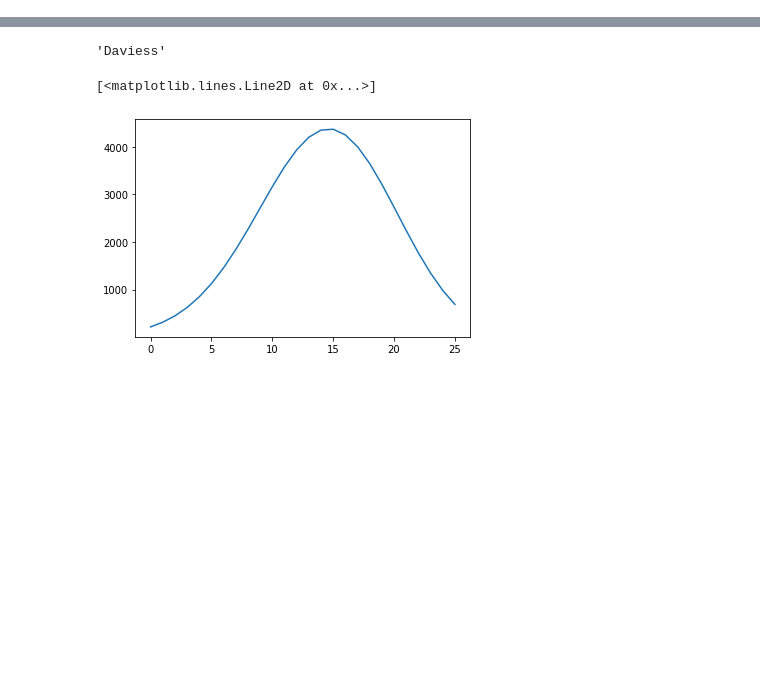
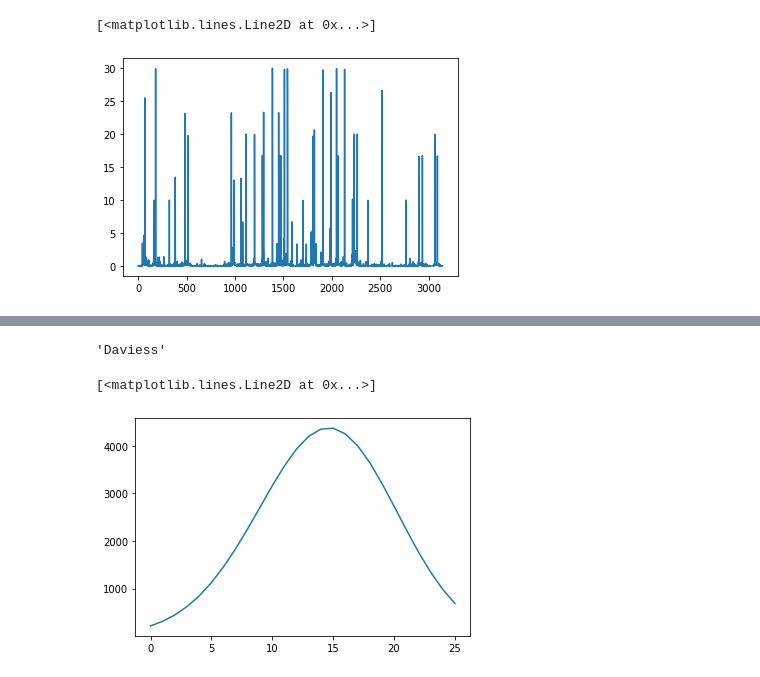
Before and after one commit to lthul/COVID, a Jupyter notebook: Untitled1.ipynb, the cells around one changed output, grey strips where cells are left out. Drawn from its saved outputs; the diff is of its cells as text; code cells hidden in the pictures; blank space fills up the shorter version.

```diff
--- a/Untitled1.ipynb
+++ b/Untitled1.ipynb
@@ -6,7 +6,7 @@ import data_loader as dl
 # %%
 POP = dl.load_data('fips_populations.obj')
 # %%
-FLOW = dl.load_data('FLOW.obj')
+FLOW = dl.load_data('FLOW2.obj')
 # %%
 countyf = dl.load_data('fips_county.obj')
 idx_dict = dl.load_data('idx_dict.obj')
@@ -30,9 +30,16 @@ gamma=np.linspace(0.6, 1.2, T)
 beta =np.linspace(1.0, 0.9, T)
 alpha = np.linspace(0.9, 0.2, T)
 # %%
-for t in range(T):
+for t in range(5):
     x[:,t] = I[:,t]/N
     y[:,t] = S[:,t]/N
     S[:,t+1] = S[:,t] - (beta[t]*S[:,t]*I[:,t])/N - (alpha[t] * S[:,t] * np.dot(FLOW, beta[t] * x[:,t]))/(N + np.sum(FLOW, axis=0))
     I[:,t+1] = I[:,t] + (beta[t]*S[:,t]*I[:,t])/N + (alpha[t] * S[:,t] * np.dot(FLOW, beta[t] * x[:,t]))/(N + np.sum(FLOW, axis=0)) - gamma[t]*I[:,t]
     R[:,t+1] = R[:,t] + gamma[t]*I[:,t]
+# %%
+t=4
+a = (beta[t]*S[:,t]*I[:,t])/N
+plt.plot(a)
+# %% [output]
+[<matplotlib.lines.Line2D at 0x...>]
+[figure, added]
```
Also changed, not shown: parts of 50 cells of this notebook, 18 other files.
